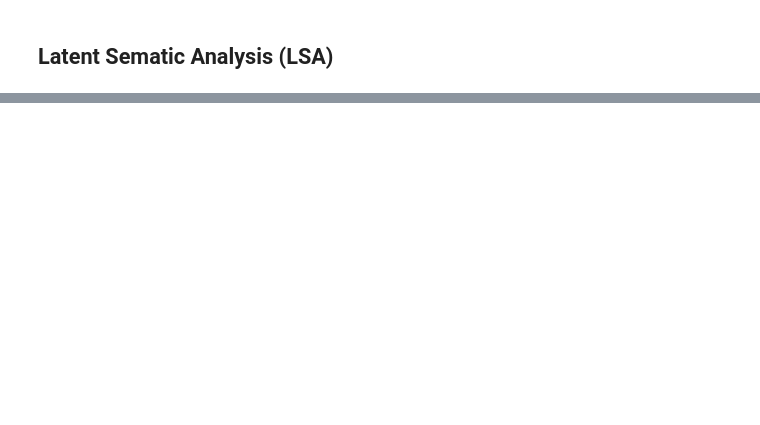
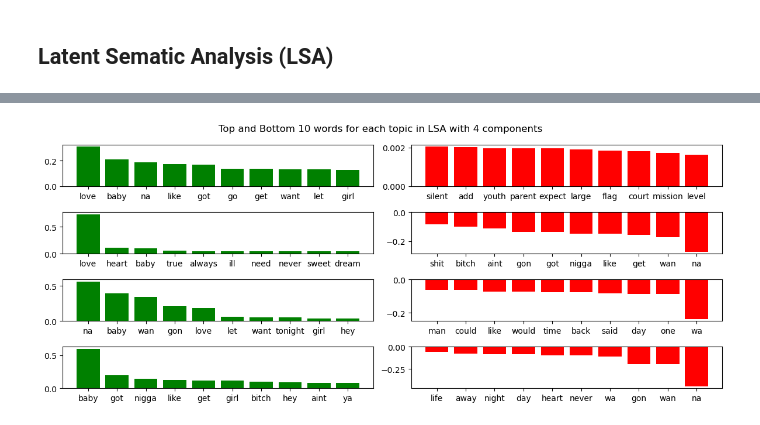
Before and after one commit to garimasc/topic_modeling_songs, a Jupyter notebook: lsa_nmf.ipynb, the cells around one changed output, grey strips where cells are left out. Saved outputs shown, nothing was run; the diff lists cells and outputs as text; code cells hidden in the pictures; blank space fills up the shorter version.

```diff
--- a/lsa_nmf.ipynb
+++ b/lsa_nmf.ipynb
@@ -132,0 +175,39 @@ plot_tsne(nmf_topics, 'NMF')
+# %%
+# Define helper function to print and return top words
+def get_topic_words(model, feature_names, n_words=10, print_words= False):
+    topic_words = {}
+    for topic_idx, topic in enumerate(model.components_):
+        # words = [feature_names[i] for i in topic.argsort()[:-n_words - 1:-1]]
+        # topic_words[f"Topic {topic_idx}"] = words
+
+         # Get words and their weights
+        word_weights = {feature_names[i]: topic[i] for i in range(len(feature_names))}
+        # Sort words by their weights in descending order
+        sorted_words = dict(sorted(word_weights.items(), key=lambda item: item[1], reverse=True))
+        topic_words[f"Topic {topic_idx}"] = sorted_words
+
+        # print if needed
+        if print_words:
+            message = "\nTopic # {}:\n".format(topic_idx)
+            message += " ;".join([feature_names[i] for i in topic.argsort()[:-n_words - 1 :-1]])
+            print(message)
+
+    return topic_words
+# %%
+dt_lsa = get_topic_words(lsa_models[2], feature_names)
+
+fig,axs = plt.subplots(figsize=(12,5), ncols= 2, nrows= 4)
+
+ii = 0
+for key,value in dt_lsa.items():
+    tmp_dt = pd.DataFrame.from_dict(value, orient= "index")
+    axs[ii,0].bar(tmp_dt.index[:10], height= tmp_dt.head(10)[0], color= "green")
+    axs[ii,1].bar(tmp_dt.index[-10:], height= tmp_dt.tail(10)[0], color= "red")
+
+    ii += 1
+
+plt.suptitle("Top and Bottom 10 words for each topic in LSA with 4 components")
+plt.tight_layout();
+fig.savefig("images/lsa_10_words.png")
+# %% [output]
+[figure, added]
```
Also changed, not shown: parts of 6 cells of this notebook, 4 other files.
